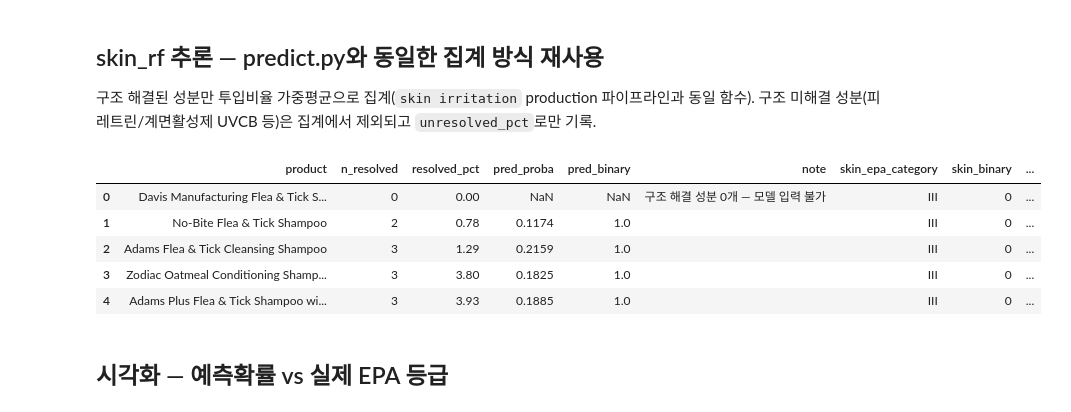
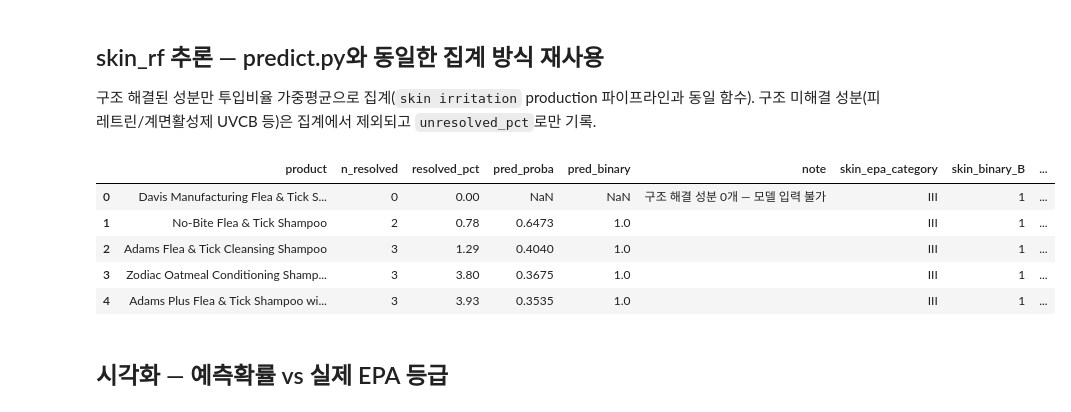
Before and after one commit to tjdbf061106-sketch/COS, a Jupyter notebook: cosmetic_validation/skin_irritation_validation.ipynb, the cells around one changed output. Drawn from its saved outputs; the diff is of its cells as text; code cells hidden in the pictures.

```diff
--- a/cosmetic_validation/skin_irritation_validation.ipynb
+++ b/cosmetic_validation/skin_irritation_validation.ipynb
@@ -20,8 +20,8 @@ BASE = r"C:\Users\UserK\학술제\cosmetic_validation"
 merged = pd.read_csv(f"{BASE}\\flea_tick_shampoo.csv")
 comp_cols = ["product", "epa_reg", "source_url", "chemical_name", "cas", "pct_low", "pct_high",
              "declared_type", "resolved", "canonical_smiles"]
-label_cols = ["product", "epa_reg", "skin_epa_category", "skin_binary", "skin_evidence",
-              "eye_epa_category", "eye_binary", "eye_evidence", "fifra_signal_word"]
+label_cols = ["product", "epa_reg", "skin_epa_category", "skin_binary", "skin_binary_B", "skin_evidence",
+              "eye_epa_category", "eye_binary", "eye_binary_B", "eye_evidence", "fifra_signal_word"]
 comp = merged[comp_cols]
 labels = merged[label_cols].drop_duplicates().reset_index(drop=True)
 comp["pct_mid"] = comp[["pct_low", "pct_high"]].astype(float).mean(axis=1)
@@ -79,7 +74,7 @@ ckpt = joblib.load(r"C:\Users\UserK\학술제\modeling\skin_rf\skin_rf_checkpoin
 feature_cols = ckpt["feature_cols"]
 desc_cols = [c for c in feature_cols if c.startswith("desc_")]
 fp_cols = [c for c in feature_cols if c.startswith("fp_w_")]
-common_cols = [c for c in feature_cols if c not in desc_cols and c not in fp_cols]
+common_cols = [c for c in feature_cols if c not in desc_cols and c not in fp_cols and c != "resolved_pct"]
 
 rows = []
 for product, grp in comp.groupby("product", sort=False):
@@ -93,41 +88,43 @@ for product, grp in comp.groupby("product", sort=False):
         if f is None:
             continue
         feats.append(f)
         pcts.append(r["pct_mid"])
 
     if not feats:
         rows.append({"product": product, "n_resolved": 0, "resolved_pct": 0.0,
                       "pred_proba": np.nan, "pred_binary": np.nan,
                       "note": "구조 해결 성분 0개 — 모델 입력 불가"})
         continue
 
     pct_arr = np.array(pcts, dtype=float)
     common_mat = np.array([[r[c] for c in common_cols] for r in feats])
     desc_mat = np.array([[r[c] for c in desc_cols] for r in feats])
     fp_mat = np.array([[r[c] for c in fp_cols] for r in feats])
     vec = {}
     vec.update(dict(zip(common_cols, weighted_mean_plain(pct_arr, common_mat))))
     vec.update(dict(zip(desc_cols, weighted_mean_nan_aware(pct_arr, desc_mat))))
     vec.update(dict(zip(fp_cols, weighted_mean_plain(pct_arr, fp_mat))))
+    if "resolved_pct" in feature_cols:
+        vec["resolved_pct"] = float(resolved_pct)
 
     x = np.array([[vec[c] for c in feature_cols]], dtype=np.float32)
     x_f = x[:, ckpt["nz_filter_keep"]]
     proba = ckpt["model"].predict_proba(x_f)[0, 1]
     pred = int(proba >= ckpt["threshold"])
     rows.append({"product": product, "n_resolved": len(feats), "resolved_pct": round(resolved_pct, 2),
                  "pred_proba": round(float(proba), 4), "pred_binary": pred, "note": ""})
 
 pred_df = pd.DataFrame(rows)
-result = pred_df.merge(labels[["product", "skin_epa_category", "skin_binary", "skin_evidence"]], on="product")
-result["match"] = result["pred_binary"] == result["skin_binary"]
+result = pred_df.merge(labels[["product", "skin_epa_category", "skin_binary_B", "skin_evidence"]], on="product")
+result["match"] = result["pred_binary"] == result["skin_binary_B"]
 result
 # %% [output]
-|  | product | n_resolved | resolved_pct | pred_proba | pred_binary | note | skin_epa_category | skin_binary | ... |
-| 0 | Davis Manufacturing Flea & Tick S... | 0 | 0.00 | NaN | NaN | 구조 해결 성분 0개 — 모델 입력 불가 | III | 0 | ... |
-| 1 | No-Bite Flea & Tick Shampoo | 2 | 0.78 | 0.1174 | 1.0 |  | III | 0 | ... |
-| 2 | Adams Flea & Tick Cleansing Shampoo | 3 | 1.29 | 0.2159 | 1.0 |  | III | 0 | ... |
-| 3 | Zodiac Oatmeal Conditioning Shamp... | 3 | 3.80 | 0.1825 | 1.0 |  | III | 0 | ... |
-| 4 | Adams Plus Flea & Tick Shampoo wi... | 3 | 3.93 | 0.1885 | 1.0 |  | III | 0 | ... |
+|  | product | n_resolved | resolved_pct | pred_proba | pred_binary | note | skin_epa_category | skin_binary_B | ... |
+| 0 | Davis Manufacturing Flea & Tick S... | 0 | 0.00 | NaN | NaN | 구조 해결 성분 0개 — 모델 입력 불가 | III | 1 | ... |
+| 1 | No-Bite Flea & Tick Shampoo | 2 | 0.78 | 0.6473 | 1.0 |  | III | 1 | ... |
+| 2 | Adams Flea & Tick Cleansing Shampoo | 3 | 1.29 | 0.4040 | 1.0 |  | III | 1 | ... |
+| 3 | Zodiac Oatmeal Conditioning Shamp... | 3 | 3.80 | 0.3675 | 1.0 |  | III | 1 | ... |
+| 4 | Adams Plus Flea & Tick Shampoo wi... | 3 | 3.93 | 0.3535 | 1.0 |  | III | 1 | ... |
 # %% [markdown]
 ## 시각화 — 예측확률 vs 실제 EPA 등급
 # %%
```
Also changed, not shown: parts of 3 cells of this notebook, 5 other files.
